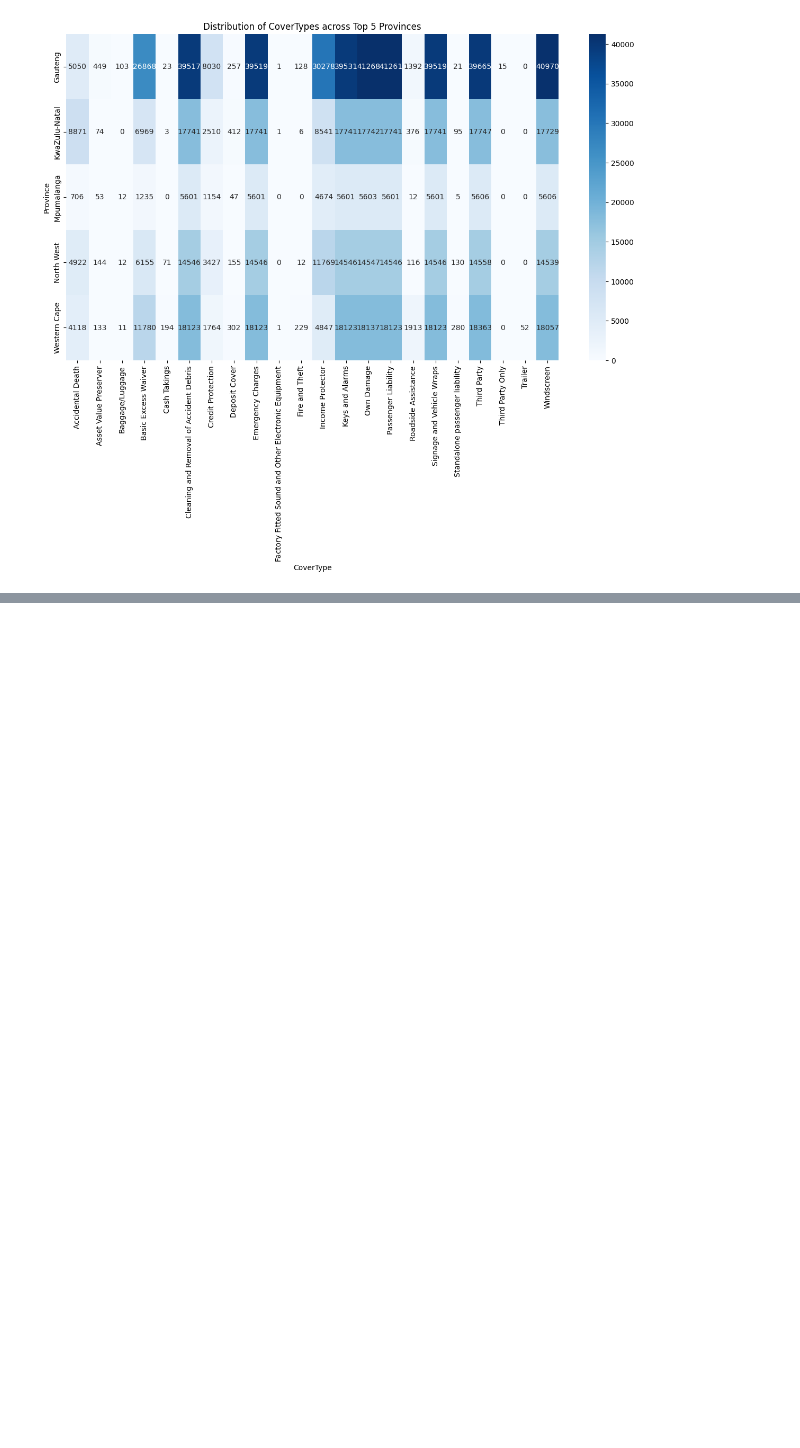
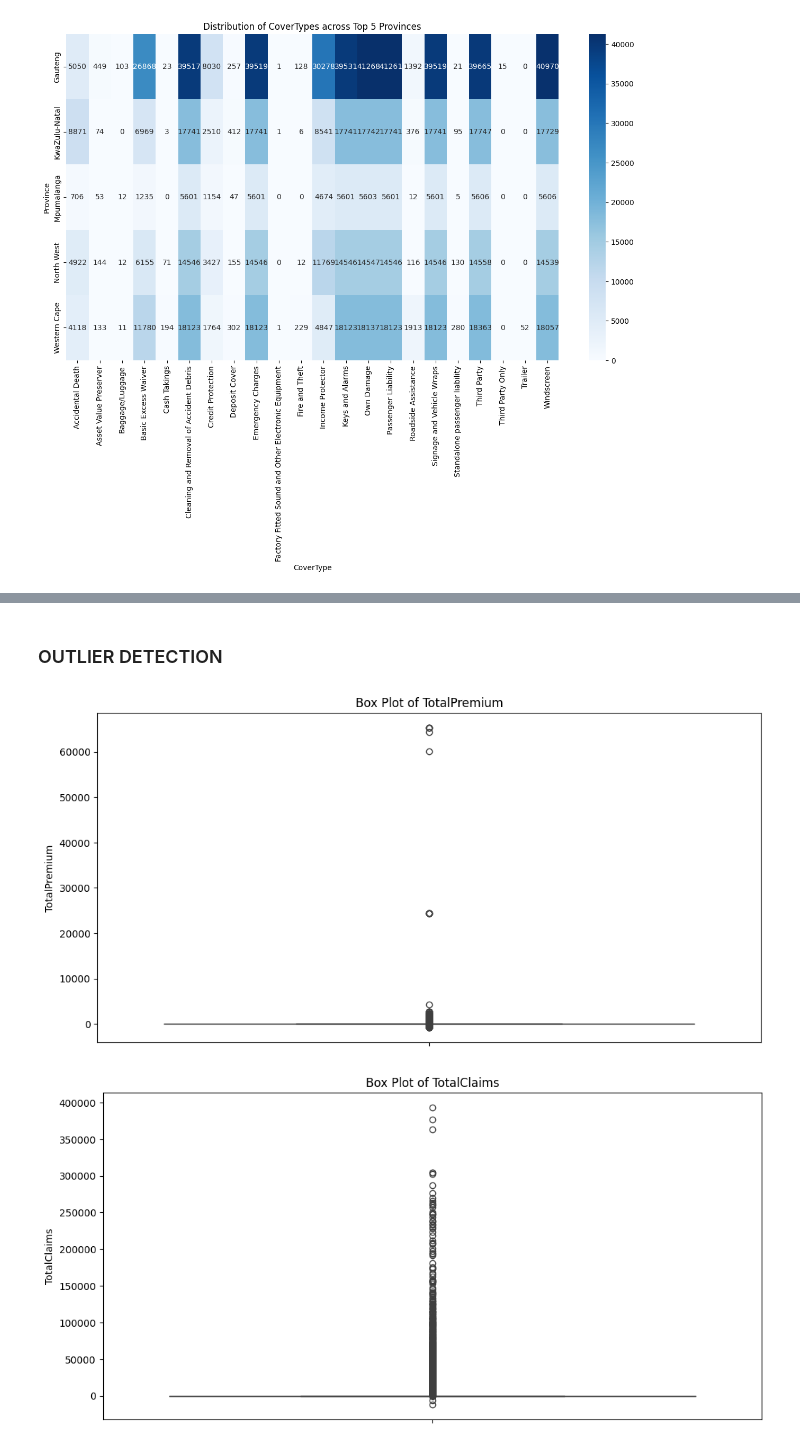
Before and after one commit to rinamoh/Kifiya-AIM-Week_3, a Jupyter notebook: notebooks/EDA.ipynb, the cells around one changed output, grey strips where cells are left out. Saved outputs shown, nothing was run; the diff lists cells and outputs as text; code cells hidden in the pictures; blank space fills up the shorter version.

```diff
--- a/notebooks/EDA.ipynb
+++ b/notebooks/EDA.ipynb
@@ -191,0 +207,17 @@ plt.show()
+# %% [markdown]
+### OUTLIER DETECTION
+# %%
+# Box plot for TotalPremium
+plt.figure(figsize=(12, 6))
+sns.boxplot(df['TotalPremium'])
+plt.title('Box Plot of TotalPremium')
+plt.show()
+
+# Box plot for TotalClaims
+plt.figure(figsize=(12, 6))
+sns.boxplot(df['TotalClaims'])
+plt.title('Box Plot of TotalClaims')
+plt.show()
+# %% [output]
+[figure, added]
+[figure, added]
```
Also changed, not shown: parts of 10 cells of this notebook.
